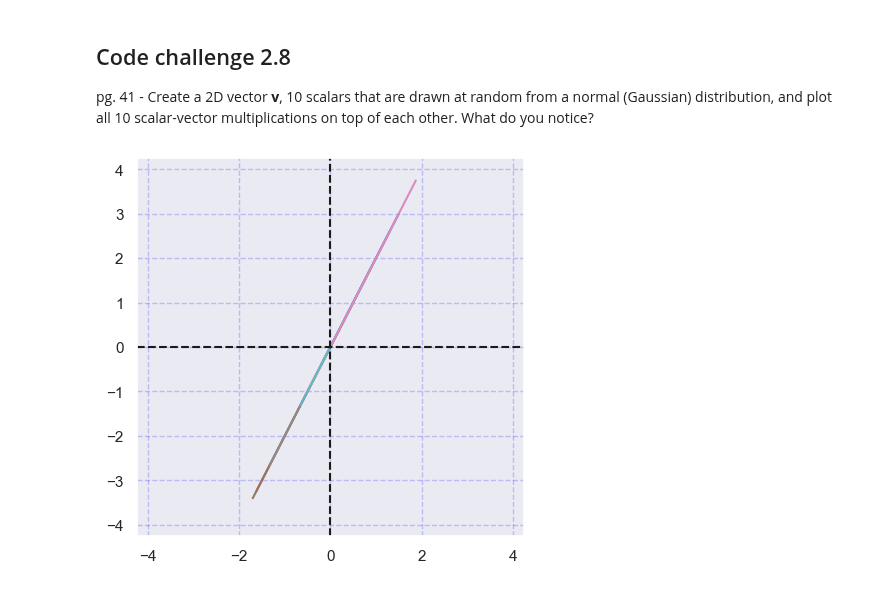
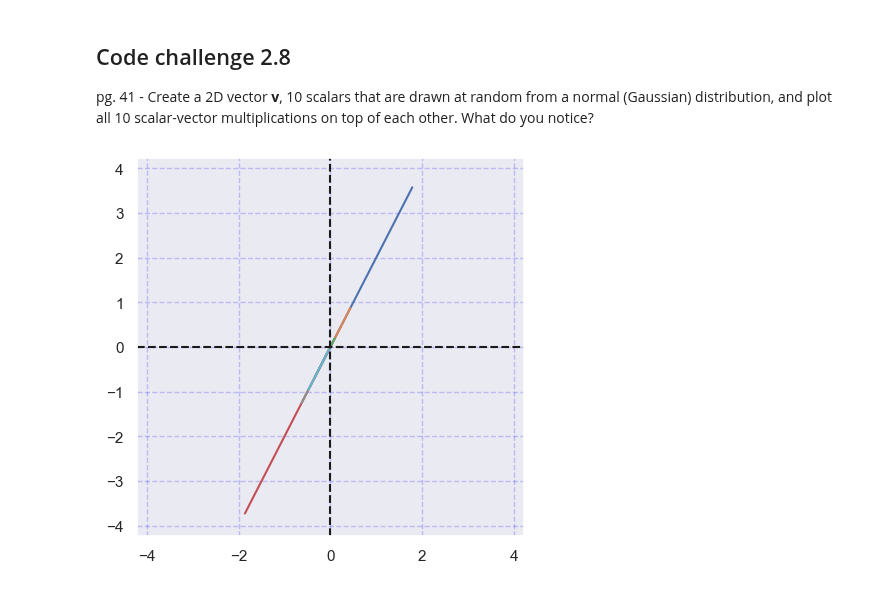
Before and after one commit to murilogustineli/linear-algebra, a Jupyter notebook: 01-vectors/ch02-vectors.ipynb, the cells around one changed output. Cells and saved outputs as stored; diff of their text form; code cells hidden in the pictures.

Commit message:
Added RandomState to ch02-vectors nb

```diff
--- a/01-vectors/ch02-vectors.ipynb
+++ b/01-vectors/ch02-vectors.ipynb
@@ -160,17 +160,19 @@ def plot_axis(vector_list, ax=3):
 # %%
 # Create 2D vector
 v = np.array([1,2])
 
 vectors = []
+
+prng = np.random.RandomState(3)
 for i in range(10):
-    scalar = np.random.randn()
+    scalar = prng.randn()
     vector = scalar*v
     vectors.append(scalar*v)
 
 plt.figure(figsize=(5,5), dpi=100)
 for v in vectors:
     plt.plot([0, v[0]], [0, v[1]])
 
-plot_axis(vectors, ax=np.max(vectors)+0.5)
+plot_axis(vectors, ax=np.max(np.absolute(vectors))+0.5)
 # %% [output]
-[figure, old version]
+[figure, new version]
```
